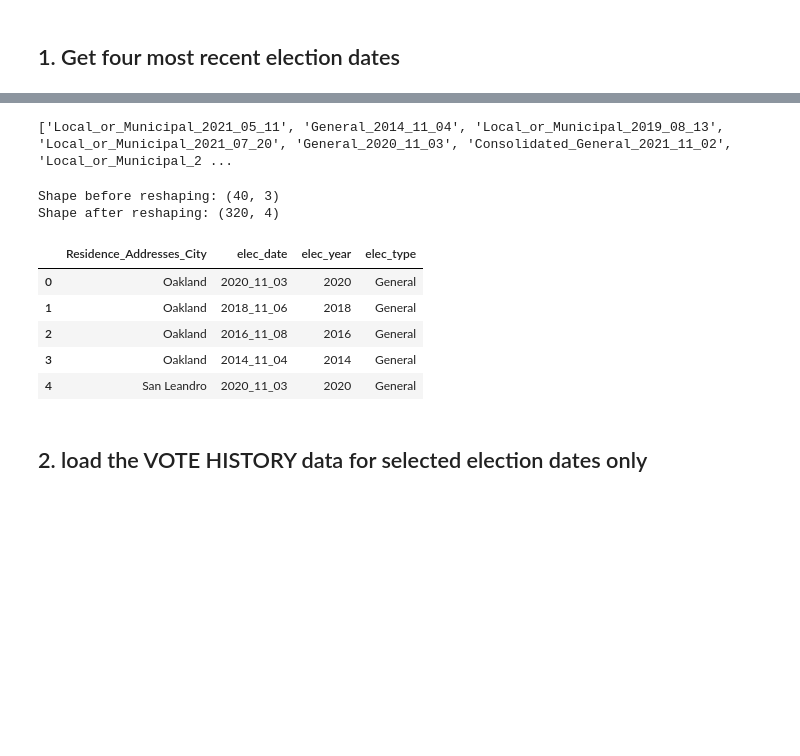
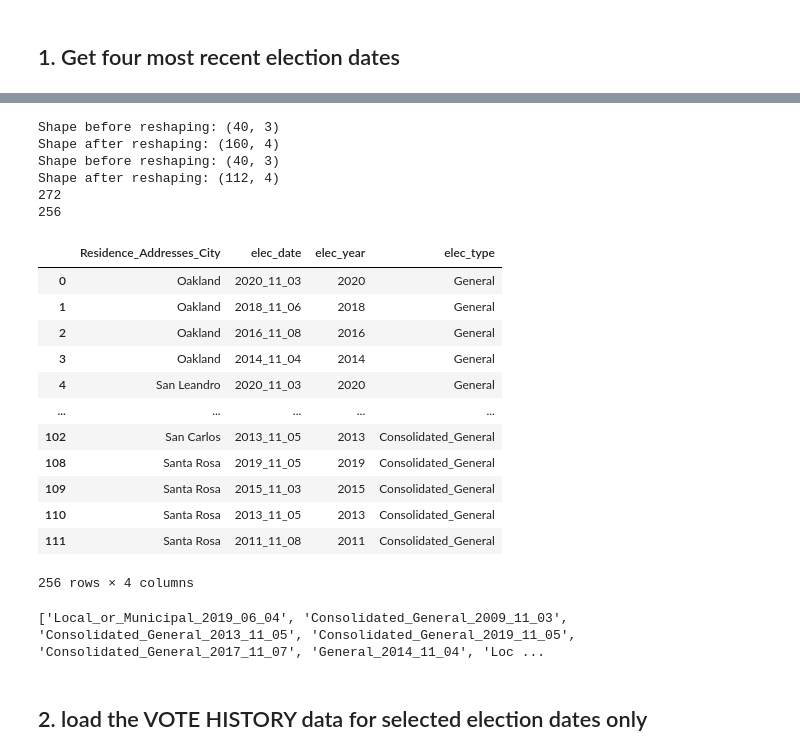
Before and after one commit to jnshzk/capstone, a Jupyter notebook: combine_demographic_vote_history_updated.ipynb, the cells around one changed output, grey strips where cells are left out. Drawn from its saved outputs; the diff is of its cells as text; code cells hidden in the pictures; blank space fills up the shorter version.

```diff
--- a/combine_demographic_vote_history_updated.ipynb
+++ b/combine_demographic_vote_history_updated.ipynb
@@ -430,46 +431,75 @@ GE_LM_dates_dict
-# %%
-e_dates = set()
-for v in GE_LM_dates_dict['GE_dates']:
-    for vv in v:
-        e_dates.add(vv)
-for v in GE_LM_dates_dict['LM_dates'] :
-    for vv in v:
-        e_dates.add(vv)
-
-print(list(e_dates))
-## when all four dates are not found e_dates will contain None, we need to remove it
-if None in list(e_dates):
-    e_dates.remove(None)
-    print(list(e_dates))
-# %% [output]
-['Local_or_Municipal_2021_05_11', 'General_2014_11_04', 'Local_or_Municipal_2019_08_13', 'Local_or_Municipal_2021_07_20', 'General_2020_11_03', 'Consolidated_General_2021_11_02', 'Local_or_Municipal_2 ...
 # %%
 # need in order to filter out rows after aggregation
-def get_correct_dates(list_like_df):
+def get_correct_dates(list_like_df, column_name):
     print("Shape before reshaping:",list_like_df.shape)
-    list_like_df = list_like_df.explode(['GE_dates', 'LM_dates']).melt(id_vars=["city"],
+    list_like_df = list_like_df[['city', column_name]]
+    list_like_df = list_like_df.explode(column_name).melt(id_vars=["city"],
                                                                        var_name="Date",
                                                                        value_name="Value")
     list_like_df = list_like_df.drop(columns = 'Date')
     list_like_df.columns = ['Residence_Addresses_City', 'elec_type_date']
     list_like_df['elec_date'] = list_like_df['elec_type_date'].str[-10:]
     list_like_df['elec_year'] = list_like_df['elec_type_date'].str[-10:-6]
     list_like_df['elec_type'] = list_like_df['elec_type_date'].str[:-11]
     list_like_df = list_like_df.drop(columns = 'elec_type_date')
     print("Shape after reshaping:",list_like_df.shape)
     return list_like_df
 
-GE_LM_dates_df = get_correct_dates(GE_LM_dates_dict)
-GE_LM_dates_df.head()
+GE_dates_df = get_correct_dates(GE_LM_dates_dict, 'GE_dates')
+LM_dates_df = get_correct_dates(GE_LM_dates_dict, 'LM_dates')
+GE_LM_dates_df = pd.concat([GE_dates_df, LM_dates_df])
+print(len(GE_LM_dates_df))
+print(len(GE_LM_dates_df.dropna(axis = 0)))
+
+GE_LM_dates_df.dropna()
+
+# [, 'LM_dates']
+
+# GE_LM_dates_df = get_correct_dates(GE_LM_dates_dict)
+# GE_LM_dates_df.head()
+# ['GE_dates', 'LM_dates']
 # %% [output]
 Shape before reshaping: (40, 3)
-Shape after reshaping: (320, 4)
+Shape after reshaping: (160, 4)
+Shape before reshaping: (40, 3)
+Shape after reshaping: (112, 4)
+272
+256
 |  | Residence_Addresses_City | elec_date | elec_year | elec_type |
 | 0 | Oakland | 2020_11_03 | 2020 | General |
 | 1 | Oakland | 2018_11_06 | 2018 | General |
 | 2 | Oakland | 2016_11_08 | 2016 | General |
 | 3 | Oakland | 2014_11_04 | 2014 | General |
 | 4 | San Leandro | 2020_11_03 | 2020 | General |
+| ... | ... | ... | ... | ... |
+| 102 | San Carlos | 2013_11_05 | 2013 | Consolidated_General |
+| 108 | Santa Rosa | 2019_11_05 | 2019 | Consolidated_General |
+| 109 | Santa Rosa | 2015_11_03 | 2015 | Consolidated_General |
+| 110 | Santa Rosa | 2013_11_05 | 2013 | Consolidated_General |
+| 111 | Santa Rosa | 2011_11_08 | 2011 | Consolidated_General |
+256 rows × 4 columns
+# %%
+GE_LM_dates_dict.fillna("",inplace=True)
+
+e_dates = set()
+for v in GE_LM_dates_dict['GE_dates']:
+    if len(v)== 4:
+        for vv in v:
+            e_dates.add(vv)
+for v in GE_LM_dates_dict['LM_dates'] :
+    if len(v)== 4:
+        for vv in v:
+            e_dates.add(vv)
+
+print(list(e_dates))
+
+
+# ## when all four dates are not found e_dates will contain None, we need to remove it
+# if None in list(e_dates):
+#     e_dates.remove(None)
+#     print(list(e_dates))
+# %% [output]
+['Local_or_Municipal_2019_06_04', 'Consolidated_General_2009_11_03', 'Consolidated_General_2013_11_05', 'Consolidated_General_2019_11_05', 'Consolidated_General_2017_11_07', 'General_2014_11_04', 'Loc ...
 # %% [markdown]
 ## 2. load the VOTE HISTORY data for selected election dates only
 # %%
```
Also changed, not shown: parts of 21 cells of this notebook, 1 other file.
